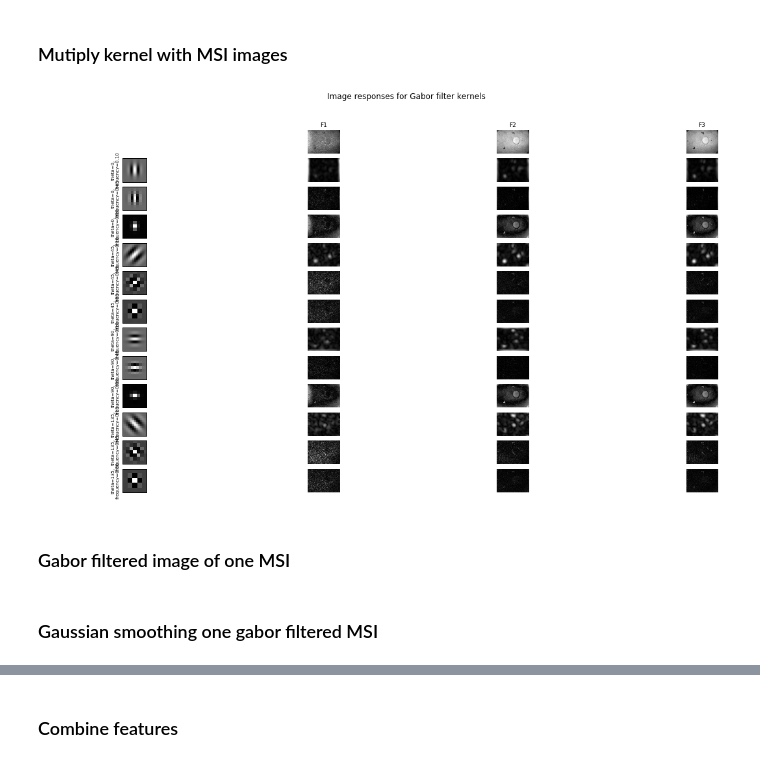
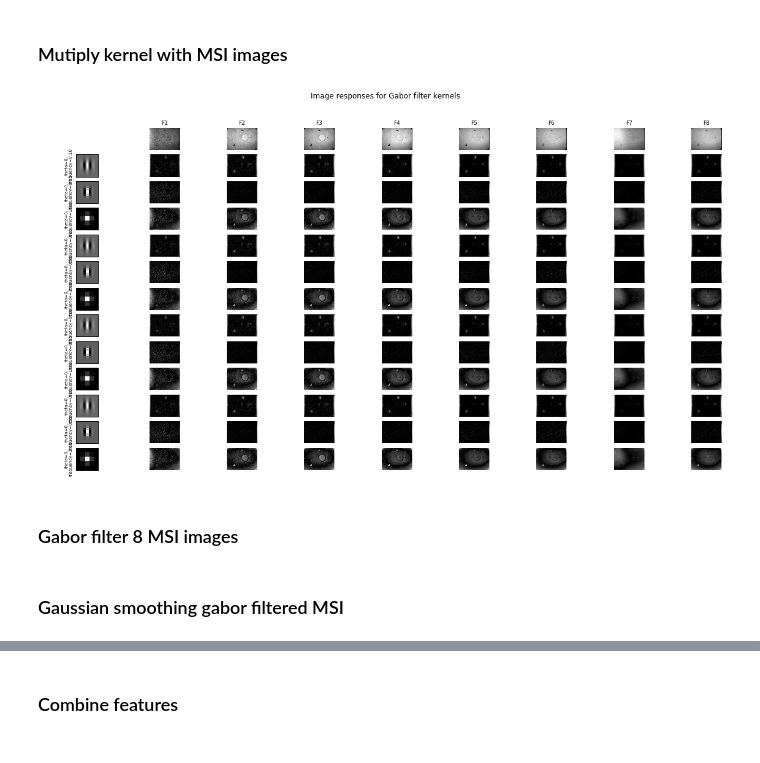
Before and after one commit to sinoecho/SMD, a Jupyter notebook: gabor_filter/Gabor_filter.ipynb, the cells around one changed output, grey strips where cells are left out. Drawn from its saved outputs; the diff is of its cells as text; code cells hidden in the pictures.

```diff
--- a/gabor_filter/Gabor_filter.ipynb
+++ b/gabor_filter/Gabor_filter.ipynb
@@ -13,28 +17,30 @@ import matplotlib
+# %%
+imagePath = "/Users/Lu/Desktop/SMD/Data/2014 May/Pig 1/1stDay_Pig1_MSI/1stday/1a_burn_24_TIFF/Images/2014-05-20_11.05.13/"
+N_theta=4; # number of rotations
+N_freq=3; # number of frequencies
+N_shrink=5; # shrink image dim to (1/N_shrink)*(1/N_shrink)
 # %% [markdown]
 ### Visulize kernels in an array
 # %%
 kernels = []
 kernel_params = []
-for theta in range(4):
-    theta = theta / 4. * np.pi
-    for frequency in np.linspace(0.01,0.8,5,endpoint=True):
+for theta in range(N_theta):
+    theta = theta / N_theta* np.pi
+    for frequency in np.linspace(0.01,0.8,N_freq,endpoint=True):
         kernel = gabor_kernel(frequency, theta=theta)
         params = 'theta=%d,\nfrequency=%.2f' % (theta * 180 / np.pi, frequency)
         kernel_params.append(params)
         # Save kernel and the power image for each image
         kernels.append(kernel)
 
-fig, axes = plt.subplots(nrows=4, ncols=5, figsize=(20, 10))
+fig, axes = plt.subplots(nrows=N_theta, ncols=N_freq, figsize=(20, 10))
 plt.gray()
-for label, kernel, ax_row in zip(np.array(kernel_params).reshape(4,5), np.array(kernels).reshape(4,5), axes):
+for label, kernel, ax_row in zip(np.array(kernel_params).reshape(N_theta,N_freq), np.array(kernels).reshape(N_theta,N_freq), axes):
     # Plot Gabor kernel
     for lab, ker, ax in zip(label, kernel, ax_row):
         ax.imshow(np.real(ker), interpolation='nearest')
         ax.set_title(lab, fontsize=7)
         ax.axis('off')
 
-
-
 plt.show()
-#plt.ion()
 # %% [output]
@@ -45,7 +51,6 @@ plt.show()
 ### Set directory to image file location
 import os
 import glob
-imagePath = "/Users/Lu/Desktop/SMD/Data/2014 May/Pig 1/1stDay_Pig1_MSI/1stday/1a_burn_24_TIFF/Images/2014-05-20_11.05.13/"
 os.chdir(imagePath)
 
 from PIL import Image
@@ -54,13 +59,16 @@ from PIL import Image
 #    im=im.append("*F{}*".format(i))
 im=["*F{}*".format(i) for i in range(1,9)]
 
-shrink = (slice(0, None, 10), slice(0, None, 10)) # down sample by 10
+shrink = (slice(0, None, N_shrink), slice(0, None, N_shrink)) # down sample by 10
+
 #F=[]
 #for i in im:
 #    F.append(img_as_float(data.load(imagePath+glob.glob(i)[0]))[shrink]) #F size 8*1044*1408
 F=[img_as_float(data.load(imagePath+glob.glob(i)[0]))[shrink] for i in im]
 
 image_names =["F{}".format(i) for i in range(1,9)]
+N_row=F[1].shape[0]
+N_col=F[1].shape[1]
 # %% [markdown]
 ### Mutiply kernel with MSI images
 # %%
@@ -73,48 +81,53 @@ def power(image, kernel):
 # Plot a selection of the filter bank kernels and their responses.
 results = [] # save both filtered output and kernel
 kernel_params = []
-gbfiltered=[] # just same the filtered output
-for theta in range(4):
-    theta = theta / 4. * np.pi
-    for frequency in np.linspace(0.1,0.8,3,endpoint=True):
+Ffiltered=[]
+sigma=[]
+#gbfiltered=[] # just same the filtered output
+for theta in range(N_theta):
+    theta = theta / N_theta * np.pi
+    for frequency in np.linspace(0.1,1,3,endpoint=True):
         kernel = gabor_kernel(frequency, theta=theta)
         params = 'theta=%d,\nfrequency=%.2f' % (theta * 180 / np.pi, frequency)
         kernel_params.append(params)
         # Save kernel and the power image for each image
         results.append((kernel, [power(im, kernel) for im in F]))
-        gbfiltered.append([power(im, kernel) for im in F])
+        #gbfiltered.append([power(im, kernel) for im in F])
+        Ffiltered.append([power(im, kernel) for im in F])   # F=12*8*L*W
+        # http://www.mathworks.com/help/images/texture-segmentation-using-gabor-filters.html?refresh=true
+        sigma.append(3*0.5*1/frequency) # all the frequency values # length(12)
+                                      # sigma for gaussian filter=3*0.5*wavelength (wavelength=1/freq)
 # %%
-fig, axes = plt.subplots(nrows=13, ncols=4, figsize=(20, 10))
+fig, axes = plt.subplots(nrows=N_theta*N_freq+1, ncols=9, figsize=(20, 10))
 plt.gray()
 
 fig.suptitle('Image responses for Gabor filter kernels', fontsize=12)
 
 axes[0][0].axis('off')
 # Plot original images
 for label, img, ax in zip(image_names, F, axes[0][1:]):
     ax.imshow(img)
     ax.set_title(label, fontsize=9)
     ax.axis('off')
 
 for label, (kernel, powers), ax_row in zip(kernel_params, results, axes[1:]):
     # Plot Gabor kernel
     ax = ax_row[0]
     ax.imshow(np.real(kernel), interpolation='nearest')
     ax.set_ylabel(label, fontsize=7)
     ax.set_xticks([])
     ax.set_yticks([])
 
     # Plot Gabor responses with the contrast normalized for each filter
     vmin = np.min(powers)
     vmax = np.max(powers)
     for patch, ax in zip(powers, ax_row[1:]):
         ax.imshow(patch, vmin=vmin, vmax=vmax)
         ax.axis('off')
 
 plt.show()
-#plt.ion()
 # %% [output]
-[figure, old version]
+[figure, new version]
 # %% [markdown]
-### Gabor filtered image of one MSI
+### Gabor filter 8 MSI images
 # %%
@@ -138,3 +149,3 @@ for theta in range(4):
 # %% [markdown]
-### Gaussian smoothing one gabor filtered MSI
+### Gaussian smoothing gabor filtered MSI
 # %%
```
Also changed, not shown: parts of 18 cells of this notebook.
